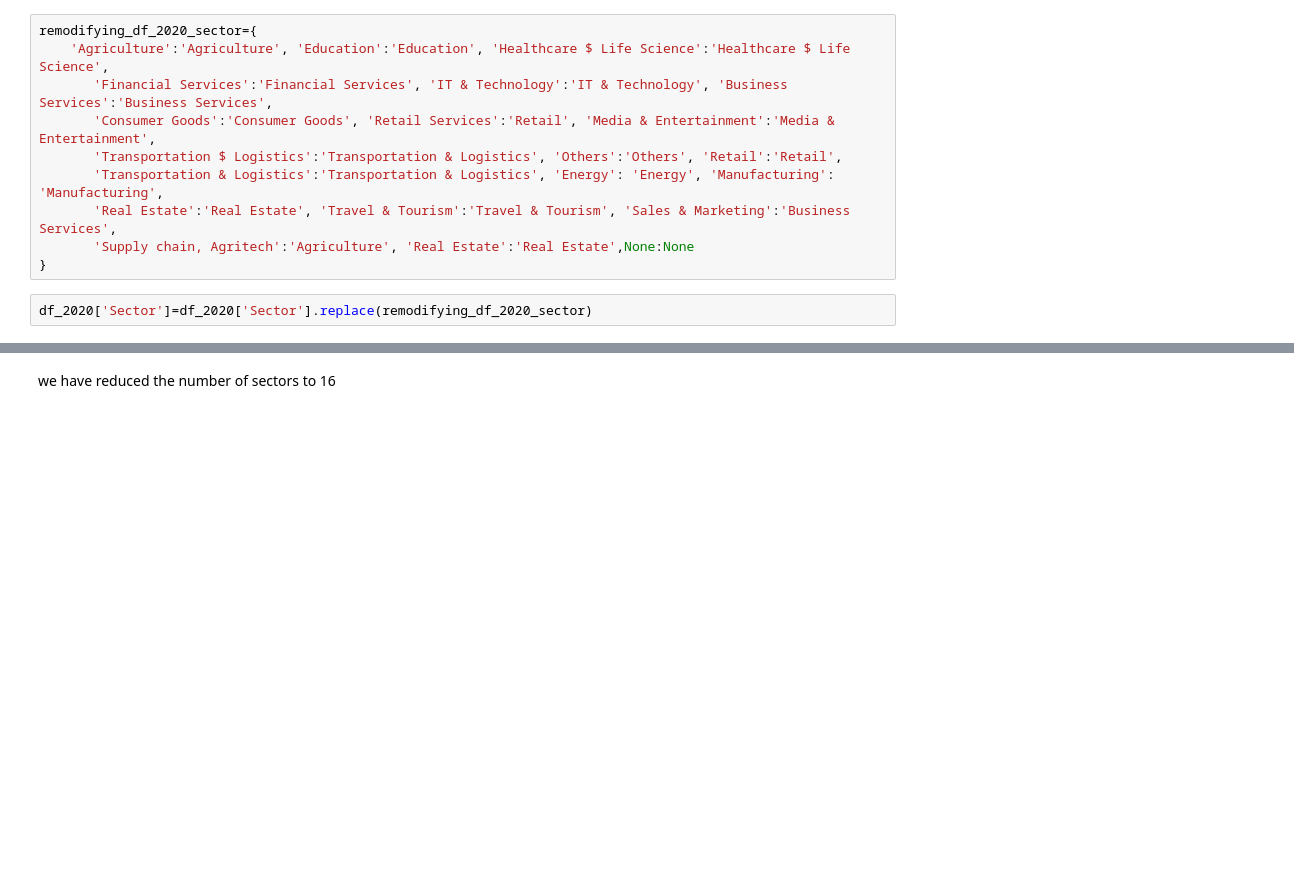
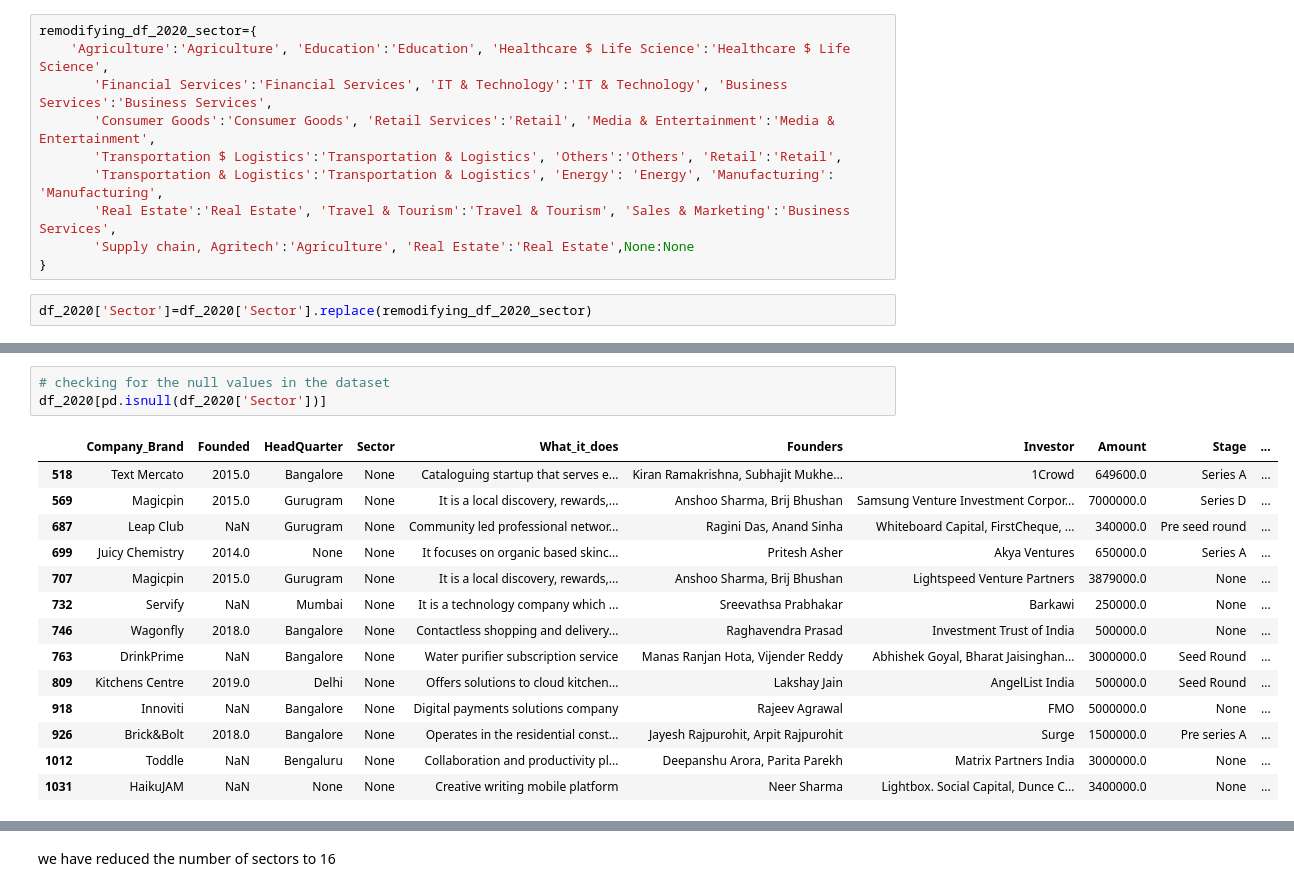
Before and after one commit to zeemanzak/Hypothesis-Testing-and-Eda-on-Indian-Startups-Ecosystem, a Jupyter notebook: notebooks/main.ipynb, the cells around one changed output, grey strips where cells are left out. Saved outputs shown, nothing was run; the diff lists cells and outputs as text; blank space fills up the shorter version.

```diff
--- a/notebooks/main.ipynb
+++ b/notebooks/main.ipynb
@@ -710,0 +787,18 @@ df_2020['Sector']=df_2020['Sector'].replace(remodifying_df_2020_sector)
+# %%
+# checking for the null values in the dataset
+df_2020[pd.isnull(df_2020['Sector'])]
+# %% [output]
+|  | Company_Brand | Founded | HeadQuarter | Sector | What_it_does | Founders | Investor | Amount | Stage | ... |
+| 518 | Text Mercato | 2015.0 | Bangalore | None | Cataloguing startup that serves e... | Kiran Ramakrishna, Subhajit Mukhe... | 1Crowd | 649600.0 | Series A | ... |
+| 569 | Magicpin | 2015.0 | Gurugram | None | It is a local discovery, rewards,... | Anshoo Sharma, Brij Bhushan | Samsung Venture Investment Corpor... | 7000000.0 | Series D | ... |
+| 687 | Leap Club | NaN | Gurugram | None | Community led professional networ... | Ragini Das, Anand Sinha | Whiteboard Capital, FirstCheque, ... | 340000.0 | Pre seed round | ... |
+| 699 | Juicy Chemistry | 2014.0 | None | None | It focuses on organic based skinc... | Pritesh Asher | Akya Ventures | 650000.0 | Series A | ... |
+| 707 | Magicpin | 2015.0 | Gurugram | None | It is a local discovery, rewards,... | Anshoo Sharma, Brij Bhushan | Lightspeed Venture Partners | 3879000.0 | None | ... |
+| 732 | Servify | NaN | Mumbai | None | It is a technology company which ... | Sreevathsa Prabhakar | Barkawi | 250000.0 | None | ... |
+| 746 | Wagonfly | 2018.0 | Bangalore | None | Contactless shopping and delivery... | Raghavendra Prasad | Investment Trust of India | 500000.0 | None | ... |
+| 763 | DrinkPrime | NaN | Bangalore | None | Water purifier subscription service | Manas Ranjan Hota, Vijender Reddy | Abhishek Goyal, Bharat Jaisinghan... | 3000000.0 | Seed Round | ... |
+| 809 | Kitchens Centre | 2019.0 | Delhi | None | Offers solutions to cloud kitchen... | Lakshay Jain | AngelList India | 500000.0 | Seed Round | ... |
+| 918 | Innoviti | NaN | Bangalore | None | Digital payments solutions company | Rajeev Agrawal | FMO | 5000000.0 | None | ... |
+| 926 | Brick&Bolt | 2018.0 | Bangalore | None | Operates in the residential const... | Jayesh Rajpurohit, Arpit Rajpurohit | Surge | 1500000.0 | Pre series A | ... |
+| 1012 | Toddle | NaN | Bengaluru | None | Collaboration and productivity pl... | Deepanshu Arora, Parita Parekh | Matrix Partners India | 3000000.0 | None | ... |
+| 1031 | HaikuJAM | NaN | None | None | Creative writing mobile platform | Neer Sharma | Lightbox. Social Capital, Dunce C... | 3400000.0 | None | ... |
```
Also changed, not shown: parts of 77 cells of this notebook.
